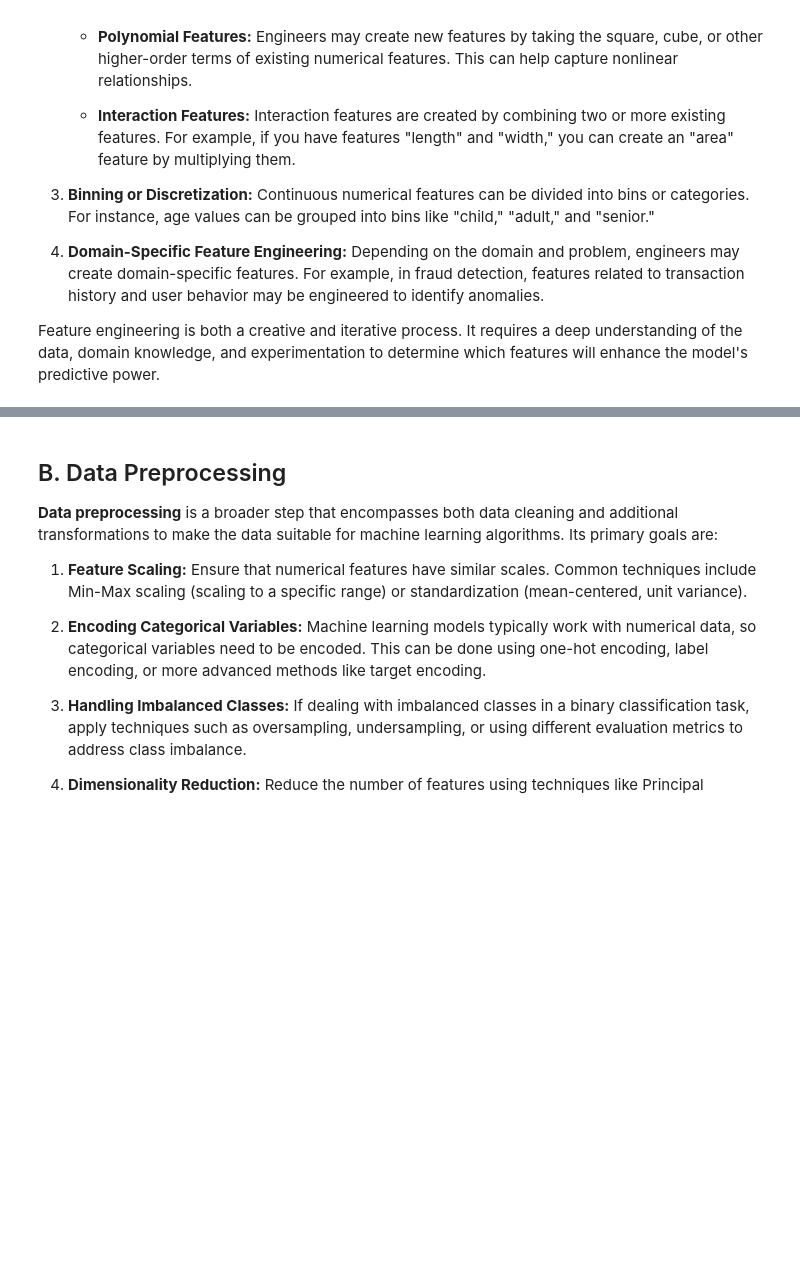
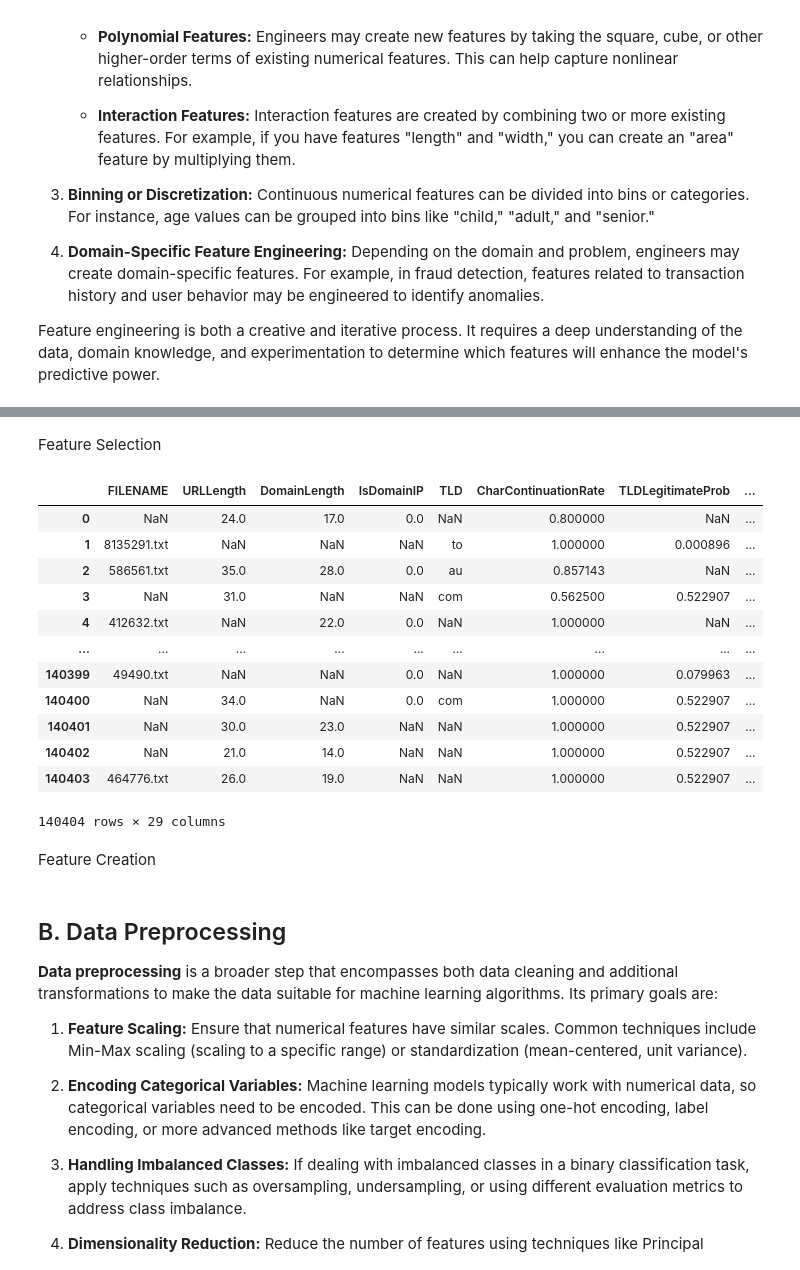
Before and after one commit to AhmadFawwazi/Tugas-Besar-2-IF3070-Dasar-Inteligensi-Artifisial-Implementasi-Algoritma-Pembelajaran-Mesin, a Jupyter notebook: src.ipynb, the cells around one changed output, grey strips where cells are left out. Saved outputs shown, nothing was run; the diff lists cells and outputs as text; code cells hidden in the pictures; blank space fills up the shorter version.

```diff
--- a/src.ipynb
+++ b/src.ipynb
@@ -401,0 +529,49 @@ train_set.head()
+# %% [markdown]
+Feature Selection
+# %%
+# Feature Selection
+columns_to_drop = [
+   'FILENAME','id', 'URL', 'Domain', 'TLDLength', 'NoOfObfuscatedChar',
+   'NoOfLettersInURL', 'NoOfDegitsInURL', 'NoOfEqualsInURL',
+   'NoOfQMarkInURL', 'NoOfAmpersandInURL',
+   'LineOfCode', 'LargestLineLength', 'Title', 'URLTitleMatchScore', 'HasFavicon',
+   'Robots', 'NoOfSelfRedirect', 'NoOfPopup', 'NoOfiFrame', 'HasExternalFormSubmit',
+   'HasSubmitButton', 'HasPasswordField', 'Bank', 'Pay', 'Crypto',
+   'NoOfSelfRef', 'NoOfEmptyRef'
+]
+
+from sklearn.base import BaseEstimator, TransformerMixin
+import pandas as pd
+
+class FeatureDropper(BaseEstimator, TransformerMixin):
+    def __init__(self, drop_features=None):
+        """
+        Parameters:
+        - drop_features: list, default=None
+          Daftar fitur (kolom) yang akan dihapus dari dataset.
+        """
+        self.drop_features = drop_features if drop_features else []
+
+    def fit(self, X, y=None):
+        # Tidak ada fitting yang diperlukan
+        return self
+
+    def transform(self, X):
+        # Menghapus kolom yang ditentukan
+        return X.drop(columns=self.drop_features, errors='ignore')
+# %% [output]
+|  | FILENAME | URLLength | DomainLength | IsDomainIP | TLD | CharContinuationRate | TLDLegitimateProb | ... |
+| 0 | NaN | 24.0 | 17.0 | 0.0 | NaN | 0.800000 | NaN | ... |
+| 1 | 8135291.txt | NaN | NaN | NaN | to | 1.000000 | 0.000896 | ... |
+| 2 | 586561.txt | 35.0 | 28.0 | 0.0 | au | 0.857143 | NaN | ... |
+| 3 | NaN | 31.0 | NaN | NaN | com | 0.562500 | 0.522907 | ... |
+| 4 | 412632.txt | NaN | 22.0 | 0.0 | NaN | 1.000000 | NaN | ... |
+| ... | ... | ... | ... | ... | ... | ... | ... | ... |
+| 140399 | 49490.txt | NaN | NaN | 0.0 | NaN | 1.000000 | 0.079963 | ... |
+| 140400 | NaN | 34.0 | NaN | 0.0 | com | 1.000000 | 0.522907 | ... |
+| 140401 | NaN | 30.0 | 23.0 | NaN | NaN | 1.000000 | 0.522907 | ... |
+| 140402 | NaN | 21.0 | 14.0 | NaN | NaN | 1.000000 | 0.522907 | ... |
+| 140403 | 464776.txt | 26.0 | 19.0 | NaN | NaN | 1.000000 | 0.522907 | ... |
+140404 rows × 29 columns
+# %% [markdown]
+Feature Creation
```
Also changed, not shown: parts of 9 cells of this notebook.
